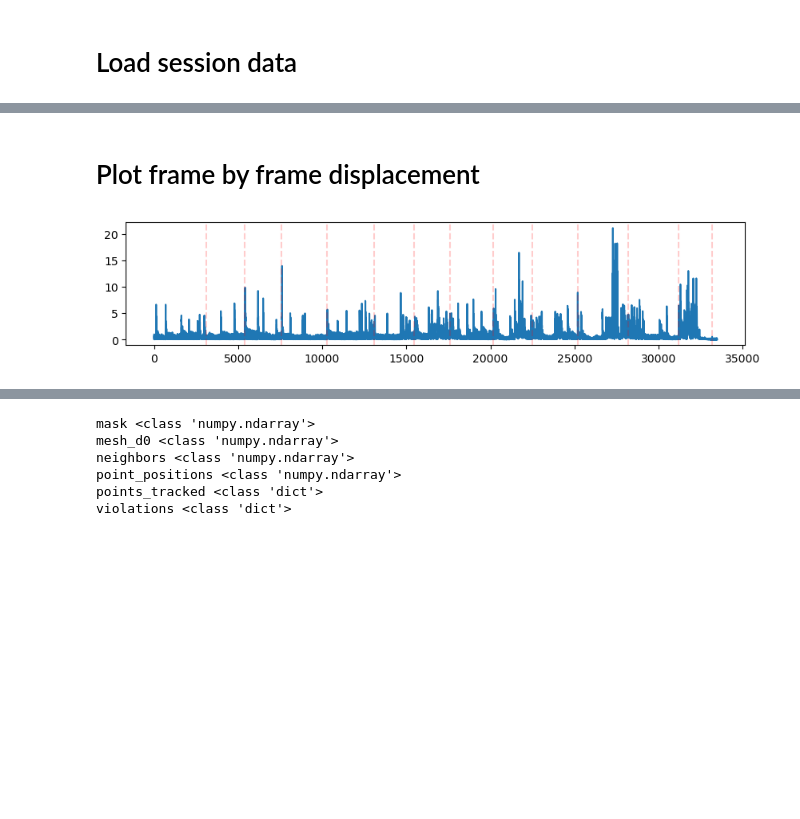
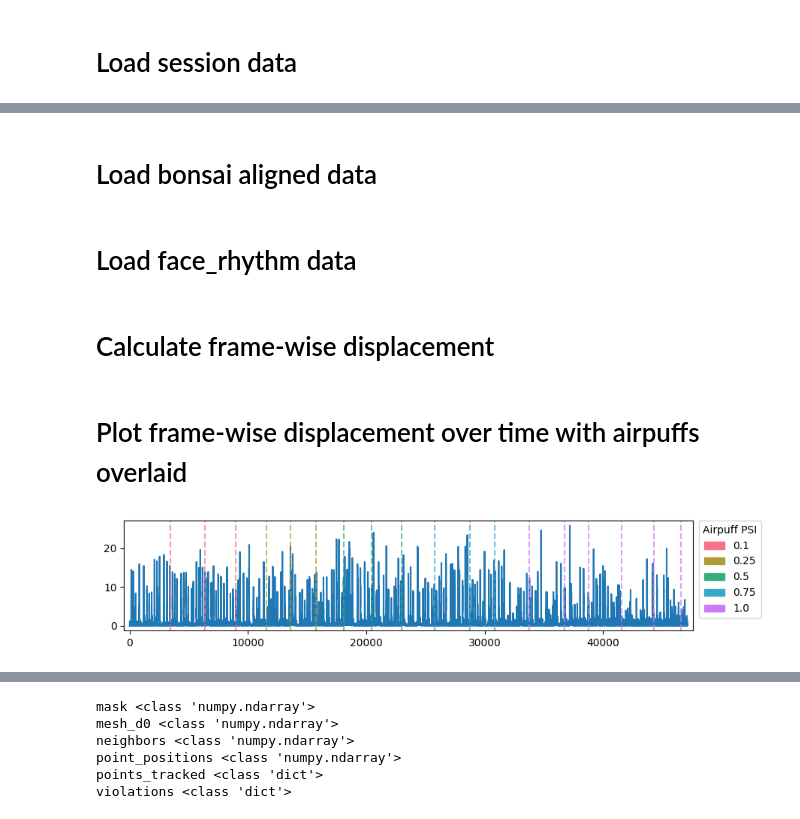
Before and after one commit to banchan86/face-rhythm-DJ, a Jupyter notebook: dj_notebooks/dj_face_rhythm_analysis.ipynb, the cells around one changed output, grey strips where cells are left out. Saved outputs shown, nothing was run; the diff lists cells and outputs as text; code cells hidden in the pictures; blank space fills up the shorter version.

```diff
--- a/dj_notebooks/dj_face_rhythm_analysis.ipynb
+++ b/dj_notebooks/dj_face_rhythm_analysis.ipynb
@@ -51,0 +61,7 @@ C:\Users\shawn\Desktop\face-rhythm-DJ\Airpuff_Data\02_18_25_Pilot_WT_P2\pilot4-W
+# %%
+# Import TTL readout csv as a pandas dataframe
+TTL_readout_csv = next(file for file in session_folder.glob("*.csv") if "TTL_received" in file.name)
+TTL_readout_df = pd.read_csv(TTL_readout_csv, header = None, names = ["TTL", "Timestamp"], parse_dates = [1])
+TTL_readout_df = TTL_readout_df.drop(index=0)
+TTL_readout_df = TTL_readout_df.reset_index(drop=True)
+TTL_readout_df.head()
@@ -51,0 +161,2 @@ C:\Users\shawn\Desktop\face-rhythm-DJ\Airpuff_Data\02_18_25_Pilot_WT_P2\pilot4-W
+# %% [markdown]
+# Load bonsai aligned data
@@ -52,7 +165,18 @@ C:\Users\shawn\Desktop\face-rhythm-DJ\Airpuff_Data\02_18_25_Pilot_WT_P2\pilot4-W
 # %% [markdown]
-# Plot frame by frame displacement
+# Load face_rhythm data
 # %%
-raw_data = fr.h5_handling.simple_load("analysis_files\\PointTracker.h5")
+raw_data = fr.h5_handling.simple_load(session_folder / "analysis_files" / "PointTracker.h5")
+# %% [markdown]
+# Calculate frame-wise displacement
 # %%
 # Compute displacement: difference between consecutive frames
-delta = np.diff(raw_data["points_tracked"]["0"], axis = 0) # Shape: (33484, 185, 2) (One less frame)
+delta = np.diff(raw_data["points_tracked"]["0"], axis = 0) # Shape: (33484, 185, 2)
+
+# Compute Euclidean distance for each point
+displacement = np.linalg.norm(delta, axis=2)  # Shape: (33484, 185)
+
+# Compute mean displacement across all points
+mean_displacement = np.mean(displacement, axis=1)  # Shape: (33484,)
+
+# Pad mean displacement with one frame at start as it will be n-1
+mean_displacement = np.insert(mean_displacement, 0, 0)
@@ -65,12 +183,30 @@ mean_displacement = np.mean(displacement, axis=1)  # Shape: (33484,)
+# %% [markdown]
+# Plot frame-wise displacement over time with airpuffs overlaid
 # %%
-# plot mean displacement over time
+# Set up base figure
 plt.figure(figsize=(10, 2))
-sns.lineplot(x = np.arange(33484), y=mean_displacement)
+sns.lineplot(x=range(len(mean_displacement)), y=mean_displacement)
 
-# overlay airpuffs
-airpuffs = [3081, 5381, 7582, 10282, 13083, 15483, 17584, 20183, 22485, 25185, 28186, 31186, 33187]
+# Pick a color palette based on unique PSI levels
+unique_psi = sorted(airpuff_df["PSI"].unique())
+palette = sns.color_palette("husl", len(unique_psi))
 
-for event in airpuffs:
-    plt.axvline(x=event, color="red", linestyle="--", alpha=0.2, label=f"Event at {event}")
+# Map each PSI value to a color
+psi_to_color = {psi: palette[i] for i, psi in enumerate(unique_psi)}
+
+# Step 3: Overlay vertical lines for airpuffs, colored by PSI
+for _, row in airpuff_df.iterrows():
+    psi = row["PSI"]
+    color = psi_to_color[psi]
+    plt.axvline(x=row["Matched_frame"], color=color, linestyle="--", alpha=0.7)
+
+# Create legend handles manually
+from matplotlib.patches import Patch
+legend_elements = [Patch(facecolor=color, edgecolor=color, label=f"{psi}") for psi, color in psi_to_color.items()]
+plt.legend(handles=legend_elements, title="Airpuff PSI", bbox_to_anchor=(1.01, 1), loc="upper left", borderaxespad=0)
+
+plt.tight_layout()
+plt.subplots_adjust(right=0.8)
+plt.margins(x=0.01)
 # %% [output]
-[figure, old version]
+[figure, new version]
```
Also changed, not shown: parts of 25 cells of this notebook, 2 other files.
